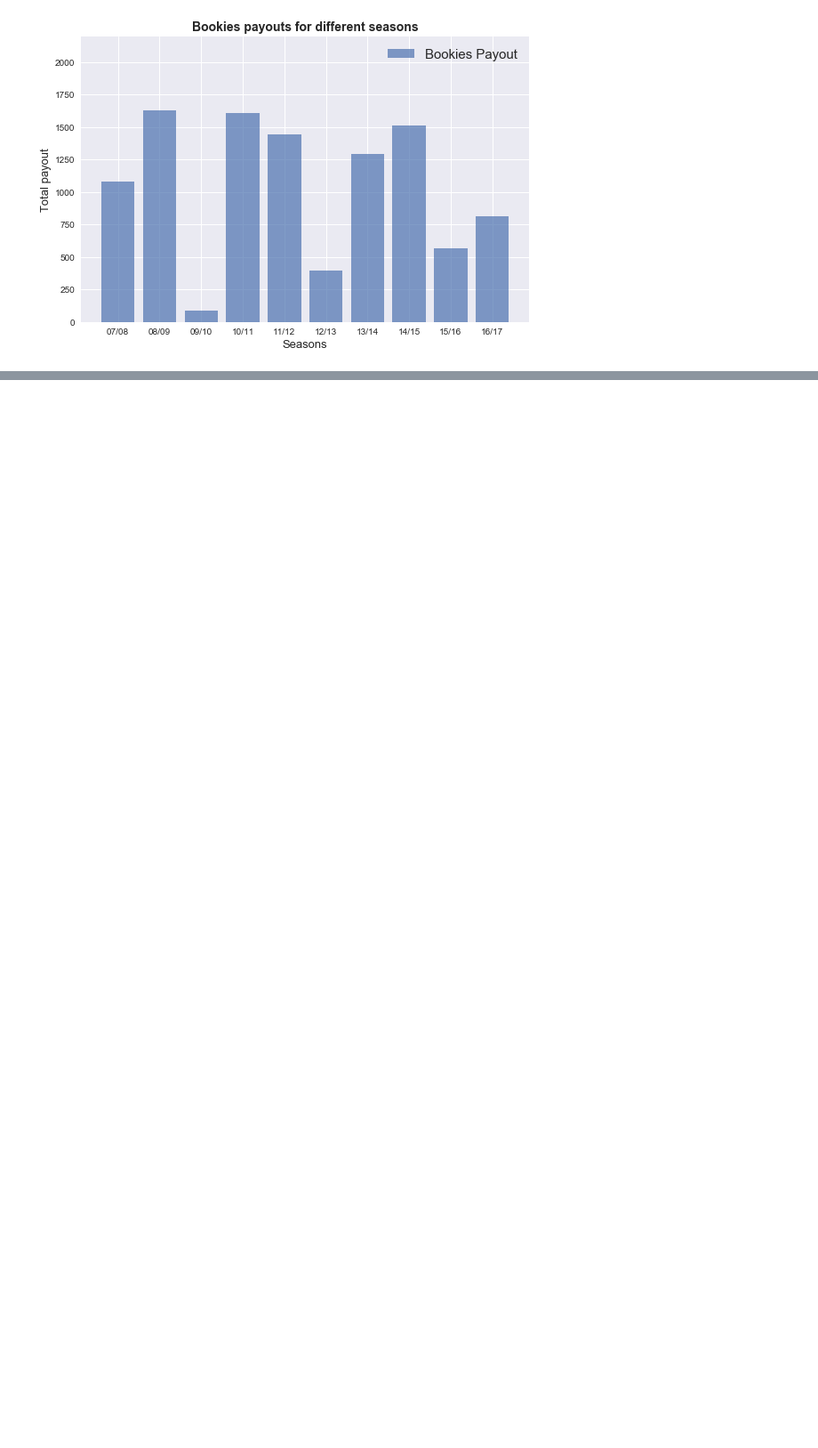
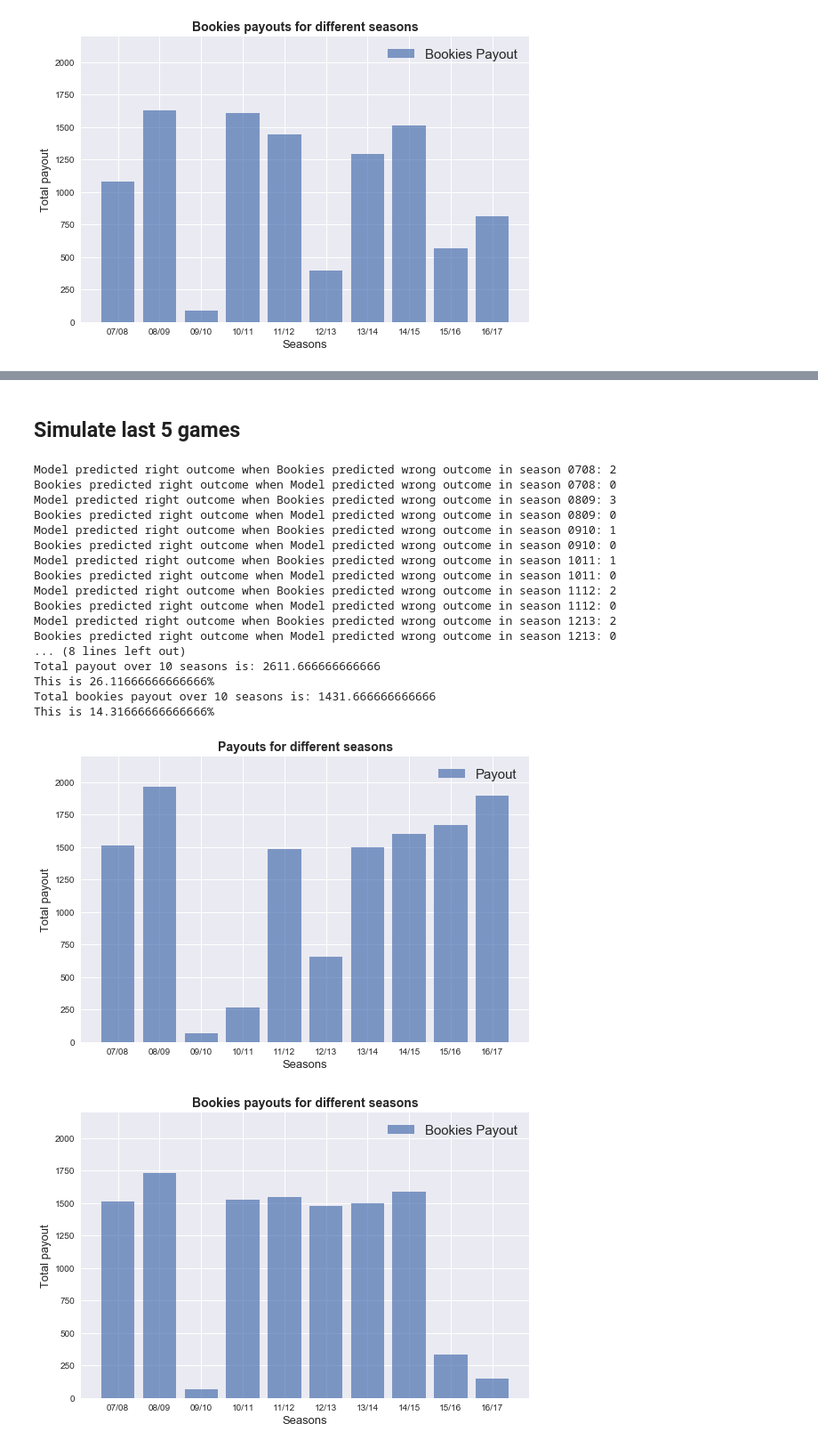
Before and after one commit to AlexBangerl/Applied-Math-Project, a Jupyter notebook: Poisson Prediction Model.ipynb, the cells around one changed output, grey strips where cells are left out. Shown at 89% size. Cells and saved outputs as stored; diff of their text form; code cells hidden in the pictures; blank space fills up the shorter version.

```diff
--- a/Poisson Prediction Model.ipynb
+++ b/Poisson Prediction Model.ipynb
@@ -425,0 +572,2 @@ This is 4.2961904761904774%
+# %% [markdown]
+## Simulate last 5 games
@@ -425,0 +656,62 @@ This is 4.2961904761904774%
+# %%
+payouts = []
+bookies_payouts = []
+x = 1000
+
+for i in range(708,1718,101):
+    if i < 1011:
+        simu = simulate3('0'+str(i),x)
+        payouts.append(simu[0])
+        bookies_payouts.append(simu[1])
+    else:
+        simu = simulate3(str(i),x)
+        payouts.append(simu[0])
+        bookies_payouts.append(simu[1])
+
+print("Total payout over 10 seasons is: {}".format(np.sum(payouts)-(x*len(payouts))))
+print("This is {}%".format(((np.sum(payouts)-(x*len(payouts)))*100)/(x*len(payouts))))
+
+print("Total bookies payout over 10 seasons is: {}".format(np.sum(bookies_payouts)-(x*len(bookies_payouts))))
+print("This is {}%".format(((np.sum(bookies_payouts)-(x*len(bookies_payouts)))*100)/(x*len(bookies_payouts))))
+
+x = np.arange(10)
+plt.bar(x, height= payouts, label='Payout', alpha=0.7)
+plt.xticks(x, ['07/08','08/09','09/10','10/11','11/12','12/13','13/14','14/15','15/16','16/17']);
+plt.legend(loc='upper right', fontsize=15)
+plt.xlabel("Seasons",size=13)
+plt.ylabel("Total payout",size=13)
+plt.title("Payouts for different seasons",size=14,fontweight='bold')
+plt.tight_layout()
+plt.ylim(0,2200)
+plt.show()
+
+x = np.arange(10)
+plt.bar(x, height= bookies_payouts, label='Bookies Payout', alpha=0.7)
+plt.xticks(x, ['07/08','08/09','09/10','10/11','11/12','12/13','13/14','14/15','15/16','16/17']);
+plt.legend(loc='upper right', fontsize=15)
+plt.xlabel("Seasons",size=13)
+plt.ylabel("Total payout",size=13)
+plt.title("Bookies payouts for different seasons",size=14,fontweight='bold')
+plt.tight_layout()
+plt.ylim(0,2200)
+plt.show()
+# %% [output]
+Model predicted right outcome when Bookies predicted wrong outcome in season 0708: 2
+Bookies predicted right outcome when Model predicted wrong outcome in season 0708: 0
+Model predicted right outcome when Bookies predicted wrong outcome in season 0809: 3
+Bookies predicted right outcome when Model predicted wrong outcome in season 0809: 0
+Model predicted right outcome when Bookies predicted wrong outcome in season 0910: 1
+Bookies predicted right outcome when Model predicted wrong outcome in season 0910: 0
+Model predicted right outcome when Bookies predicted wrong outcome in season 1011: 1
+Bookies predicted right outcome when Model predicted wrong outcome in season 1011: 0
+Model predicted right outcome when Bookies predicted wrong outcome in season 1112: 2
+Bookies predicted right outcome when Model predicted wrong outcome in season 1112: 0
+Model predicted right outcome when Bookies predicted wrong outcome in season 1213: 2
+Bookies predicted right outcome when Model predicted wrong outcome in season 1213: 0
+... (8 lines left out)
+Total payout over 10 seasons is: 2611.666666666666
+This is 26.11666666666666%
+Total bookies payout over 10 seasons is: 1431.666666666666
+This is 14.31666666666666%
+[figure, added]
+[figure, added]
```
Also changed, not shown: parts of 4 cells of this notebook.
